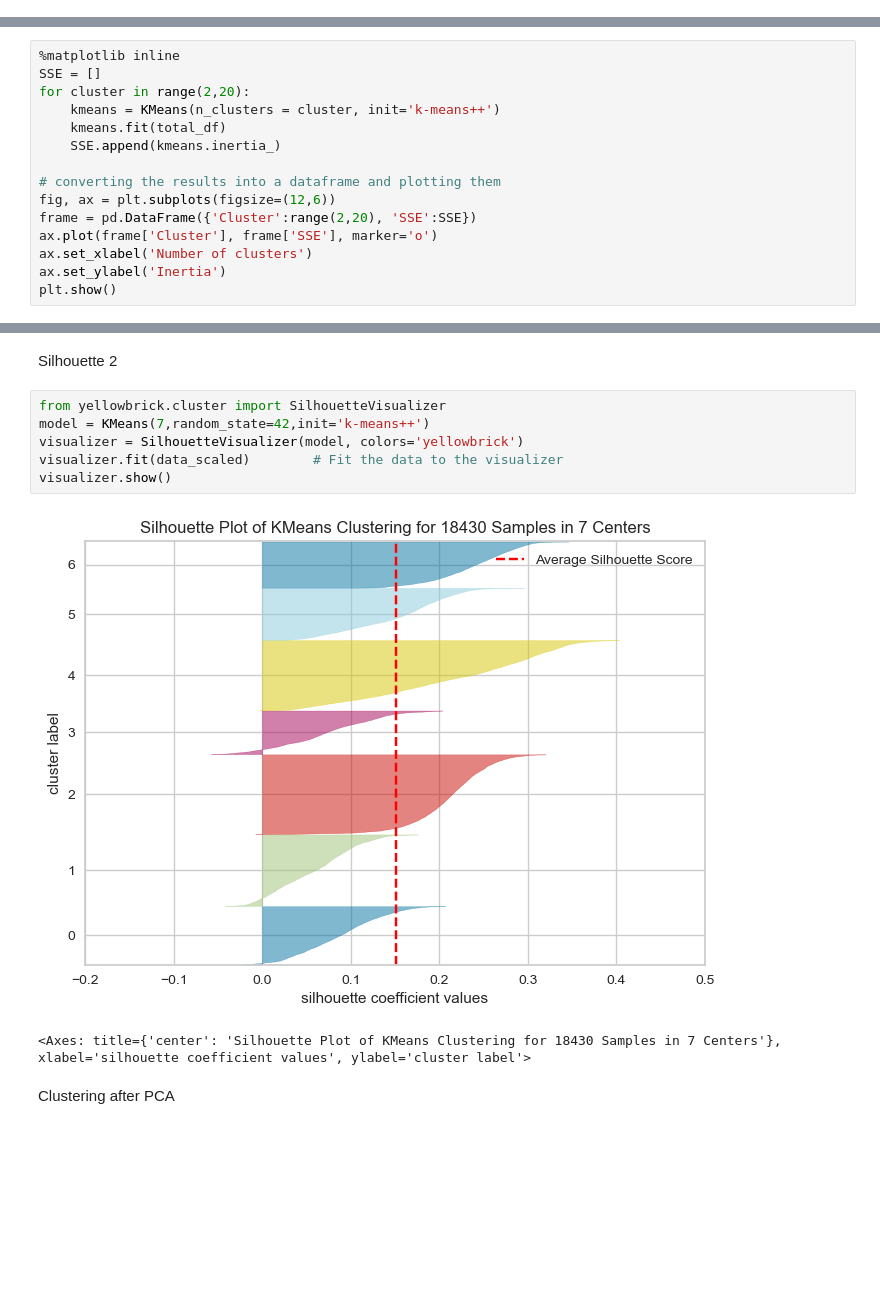
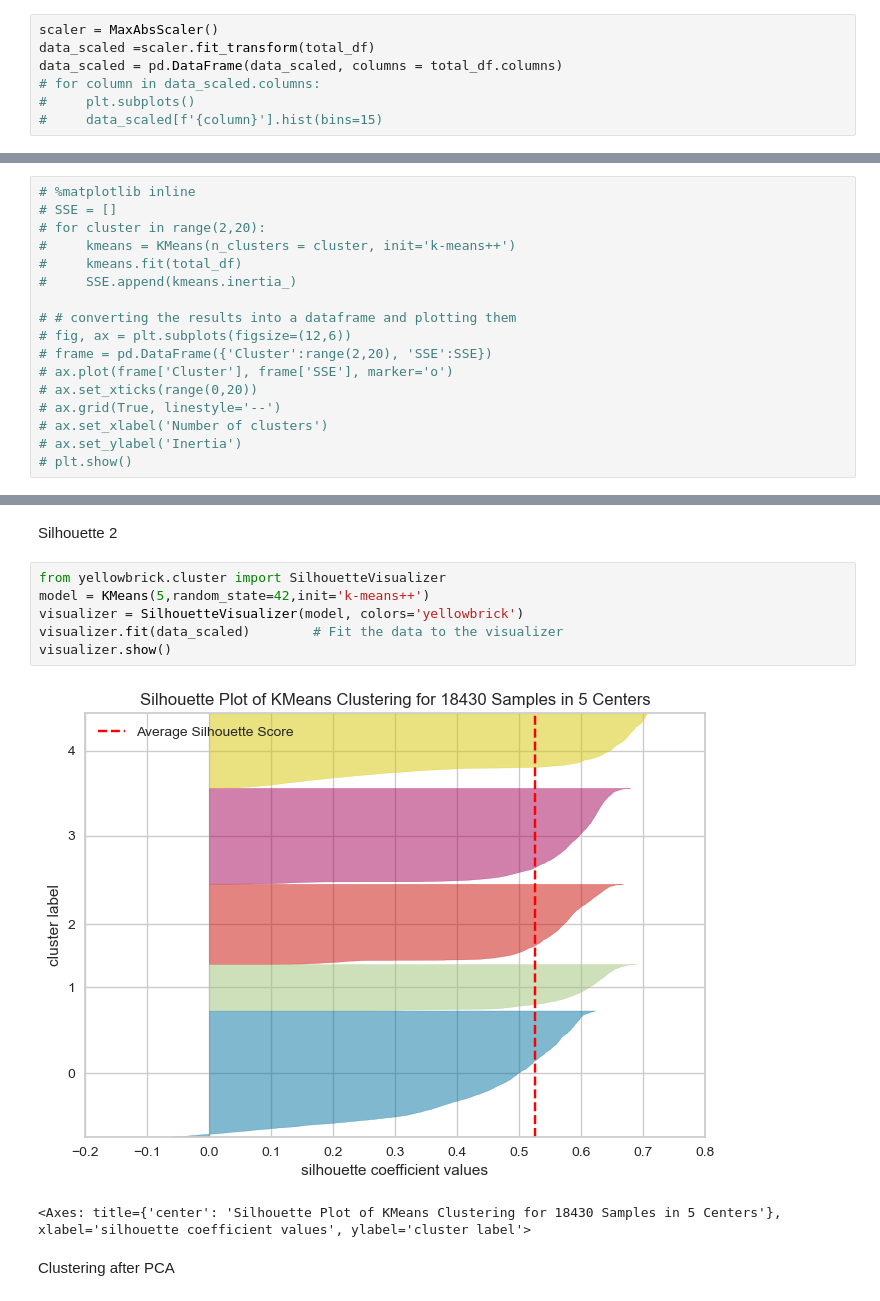
Before and after one commit to realBagher/Iran_family_income_analysis-_g6, a Jupyter notebook: ClusteringCodes/clean_clustering.ipynb, the cells around one changed output, grey strips where cells are left out. Drawn from its saved outputs; the diff is of its cells as text; blank space fills up the shorter version.

```diff
--- a/ClusteringCodes/clean_clustering.ipynb
+++ b/ClusteringCodes/clean_clustering.ipynb
@@ -45,3 +60,10 @@ Index(['Address', 'member', 'Male_count', 'Female_count', 'age', 'literacy',
+# %%
+scaler = MaxAbsScaler()
+data_scaled =scaler.fit_transform(total_df)
+data_scaled = pd.DataFrame(data_scaled, columns = total_df.columns)
+# for column in data_scaled.columns:
+#     plt.subplots()
+#     data_scaled[f'{column}'].hist(bins=15)
 # %% [markdown]
 **min_max scaler**
 # %%
@@ -64,17 +92,19 @@ sns.heatmap(corr,annot=True)
 # %% [markdown]
 It is calculated by measuring the distance between each data point and its centroid, squaring this distance, and summing these squares across one cluster.
 # %%
-%matplotlib inline
-SSE = []
-for cluster in range(2,20):
-    kmeans = KMeans(n_clusters = cluster, init='k-means++')
-    kmeans.fit(total_df)
-    SSE.append(kmeans.inertia_)
+# %matplotlib inline
+# SSE = []
+# for cluster in range(2,20):
+#     kmeans = KMeans(n_clusters = cluster, init='k-means++')
+#     kmeans.fit(total_df)
+#     SSE.append(kmeans.inertia_)
 
-# converting the results into a dataframe and plotting them
-fig, ax = plt.subplots(figsize=(12,6))
-frame = pd.DataFrame({'Cluster':range(2,20), 'SSE':SSE})
-ax.plot(frame['Cluster'], frame['SSE'], marker='o')
-ax.set_xlabel('Number of clusters')
-ax.set_ylabel('Inertia')
-plt.show()
+# # converting the results into a dataframe and plotting them
+# fig, ax = plt.subplots(figsize=(12,6))
+# frame = pd.DataFrame({'Cluster':range(2,20), 'SSE':SSE})
+# ax.plot(frame['Cluster'], frame['SSE'], marker='o')
+# ax.set_xticks(range(0,20))
+# ax.grid(True, linestyle='--')
+# ax.set_xlabel('Number of clusters')
+# ax.set_ylabel('Inertia')
+# plt.show()
@@ -132,12 +181,12 @@ plt.show()
 Silhouette 2
 # %%
 from yellowbrick.cluster import SilhouetteVisualizer
-model = KMeans(7,random_state=42,init='k-means++')
+model = KMeans(5,random_state=42,init='k-means++')
 visualizer = SilhouetteVisualizer(model, colors='yellowbrick')
 visualizer.fit(data_scaled)        # Fit the data to the visualizer
 visualizer.show()
 # %% [output]
-[figure, old version]
+[figure, new version]
-<Axes: title={'center': 'Silhouette Plot of KMeans Clustering for 18430 Samples in 7 Centers'}, xlabel='silhouette coefficient values', ylabel='cluster label'>
+<Axes: title={'center': 'Silhouette Plot of KMeans Clustering for 18430 Samples in 5 Centers'}, xlabel='silhouette coefficient values', ylabel='cluster label'>
 # %% [markdown]
 Clustering after PCA
```
Also changed, not shown: parts of 34 cells of this notebook.
